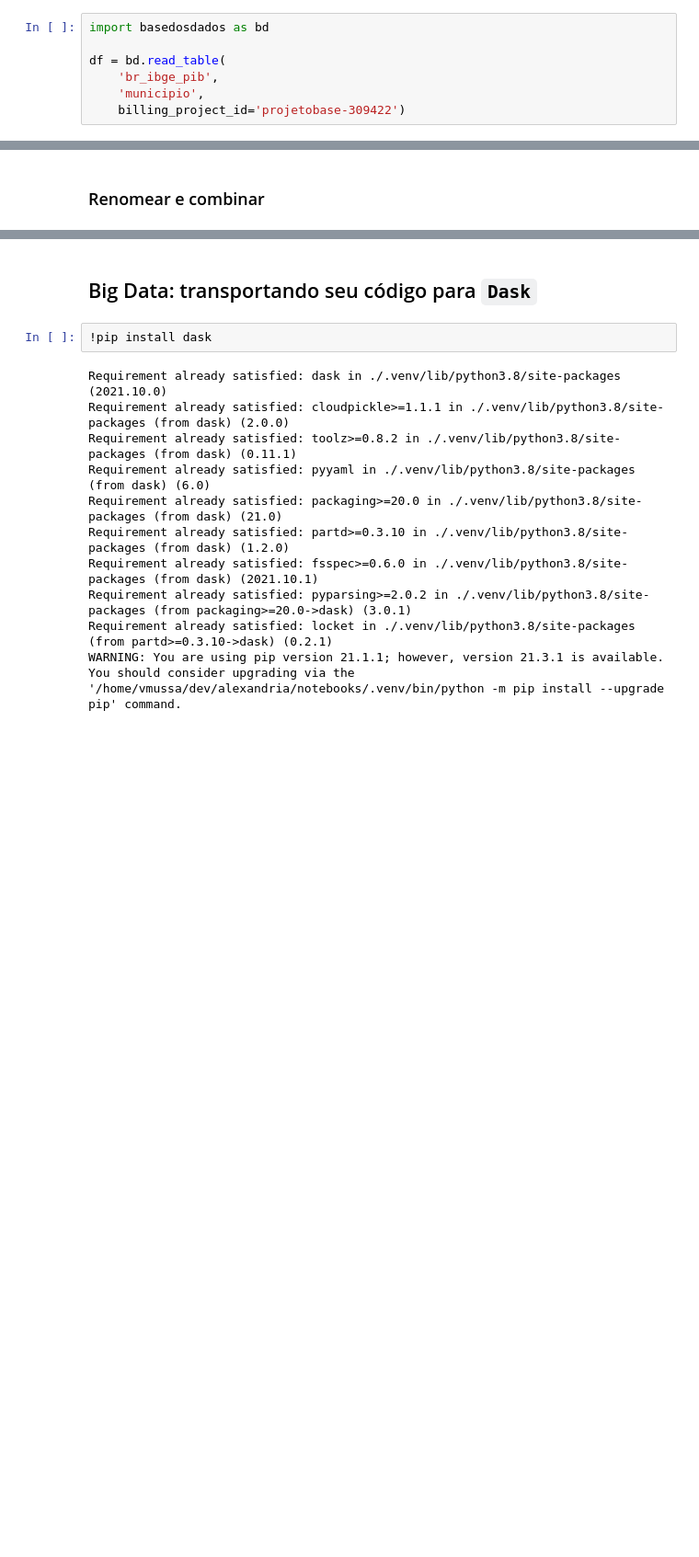
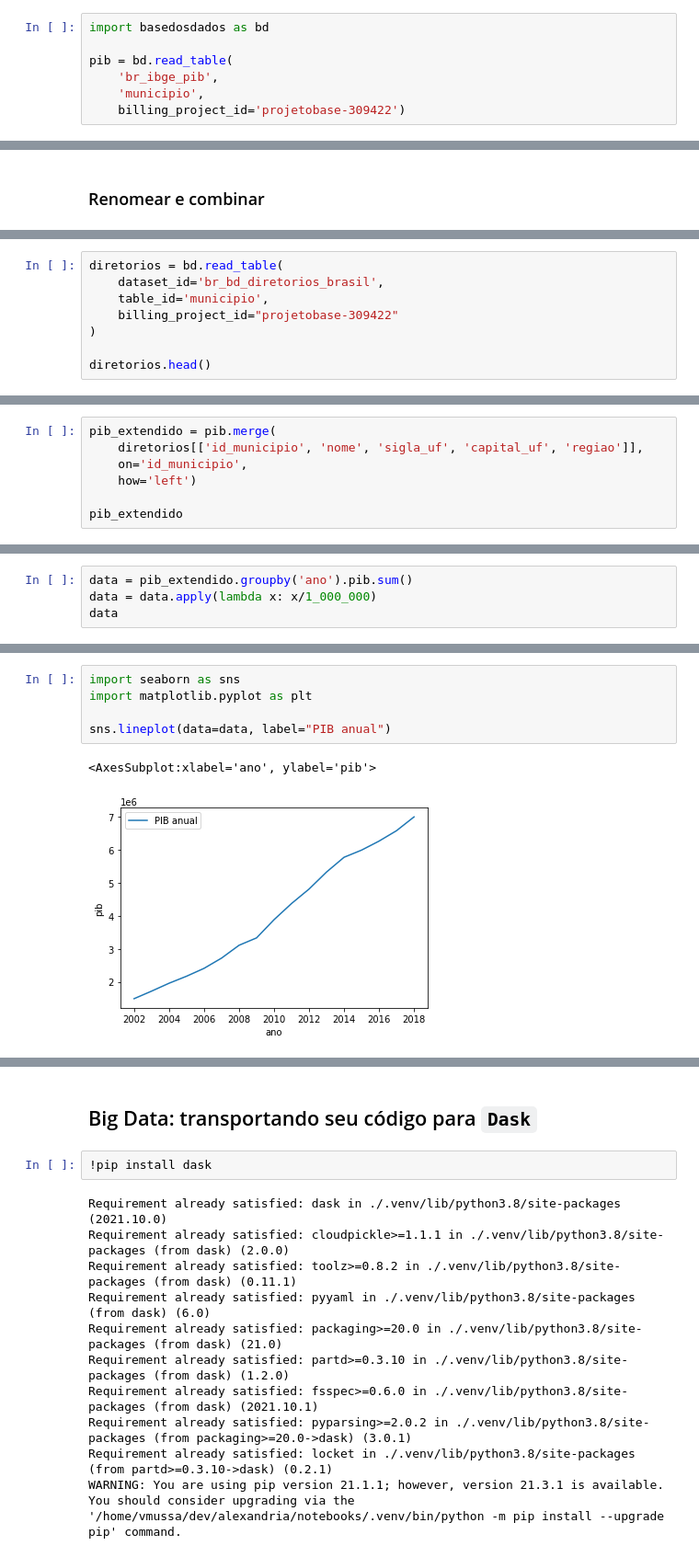
Before and after one commit to vmussa/weboficina-raspagem-python, a Jupyter notebook: notebooks/aula2.ipynb, the cells around one changed output, grey strips where cells are left out. Shown at 92% size. Saved outputs shown, nothing was run; the diff lists cells and outputs as text; blank space fills up the shorter version.

```diff
--- a/notebooks/aula2.ipynb
+++ b/notebooks/aula2.ipynb
@@ -407,7 +407,7 @@ You should consider upgrading via the '/home/vmussa/dev/alexandria/notebooks/.ve
 # %%
 import basedosdados as bd
 
-df = bd.read_table(
+pib = bd.read_table(
     'br_ibge_pib',
     'municipio',
     billing_project_id='projetobase-309422')
@@ -514,0 +570,8 @@ Name: pib, Length: 94616, dtype: int64
+# %%
+diretorios = bd.read_table(
+    dataset_id='br_bd_diretorios_brasil',
+    table_id='municipio',
+    billing_project_id="projetobase-309422"
+)
+
+diretorios.head()
@@ -514,0 +586,7 @@ Name: pib, Length: 94616, dtype: int64
+# %%
+pib_extendido = pib.merge(
+    diretorios[['id_municipio', 'nome', 'sigla_uf', 'capital_uf', 'regiao']],
+    on='id_municipio',
+    how='left')
+
+pib_extendido
@@ -514,0 +711,4 @@ Name: pib, Length: 94616, dtype: int64
+# %%
+data = pib_extendido.groupby('ano').pib.sum()
+data = data.apply(lambda x: x/1_000_000)
+data
@@ -514,0 +735,8 @@ Name: pib, Length: 94616, dtype: int64
+# %%
+import seaborn as sns
+import matplotlib.pyplot as plt
+
+sns.lineplot(data=data, label="PIB anual")
+# %% [output]
+<AxesSubplot:xlabel='ano', ylabel='pib'>
+[figure, added]
```
Also changed, not shown: parts of 38 cells of this notebook.
